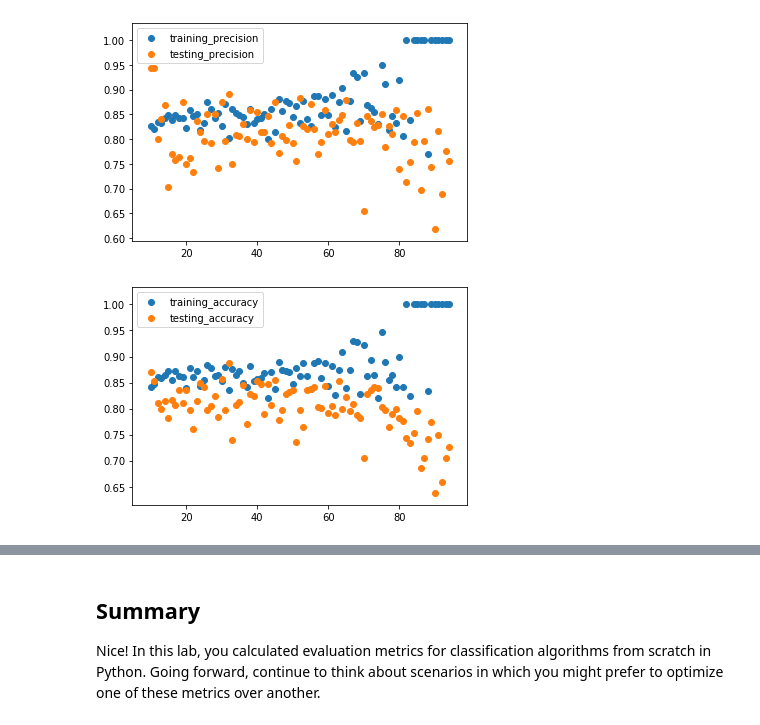
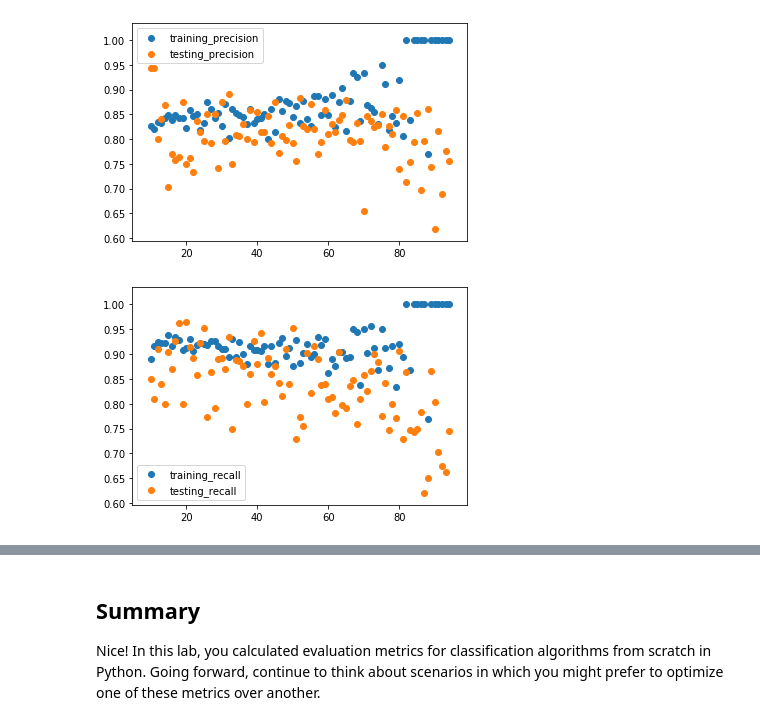
Before and after one commit to mcerow/dsc-evaluating-logistic-regression-models-lab-nyc-ds-021720, a Jupyter notebook: index.ipynb, the cells around one changed output, grey strips where cells are left out. Drawn from its saved outputs; the diff is of its cells as text; code cells hidden in the pictures.

```diff
--- a/index.ipynb
+++ b/index.ipynb
@@ -244,12 +244,12 @@ plt.show()
 # %%
 # Train and test recall
 
-plt.scatter(list(range(10, 95)), training_accuracy, label='training_accuracy')
-plt.scatter(list(range(10, 95)), testing_accuracy, label='testing_accuracy')
+plt.scatter(list(range(10, 95)), training_recall, label='training_recall')
+plt.scatter(list(range(10, 95)), testing_recall, label='testing_recall')
 plt.legend()
 plt.show()
 # %% [output]
-[figure, old version]
+[figure, new version]
 # %%
 # Train and test accuracy
 
```
Also changed, not shown: parts of 1 cell of this notebook.
